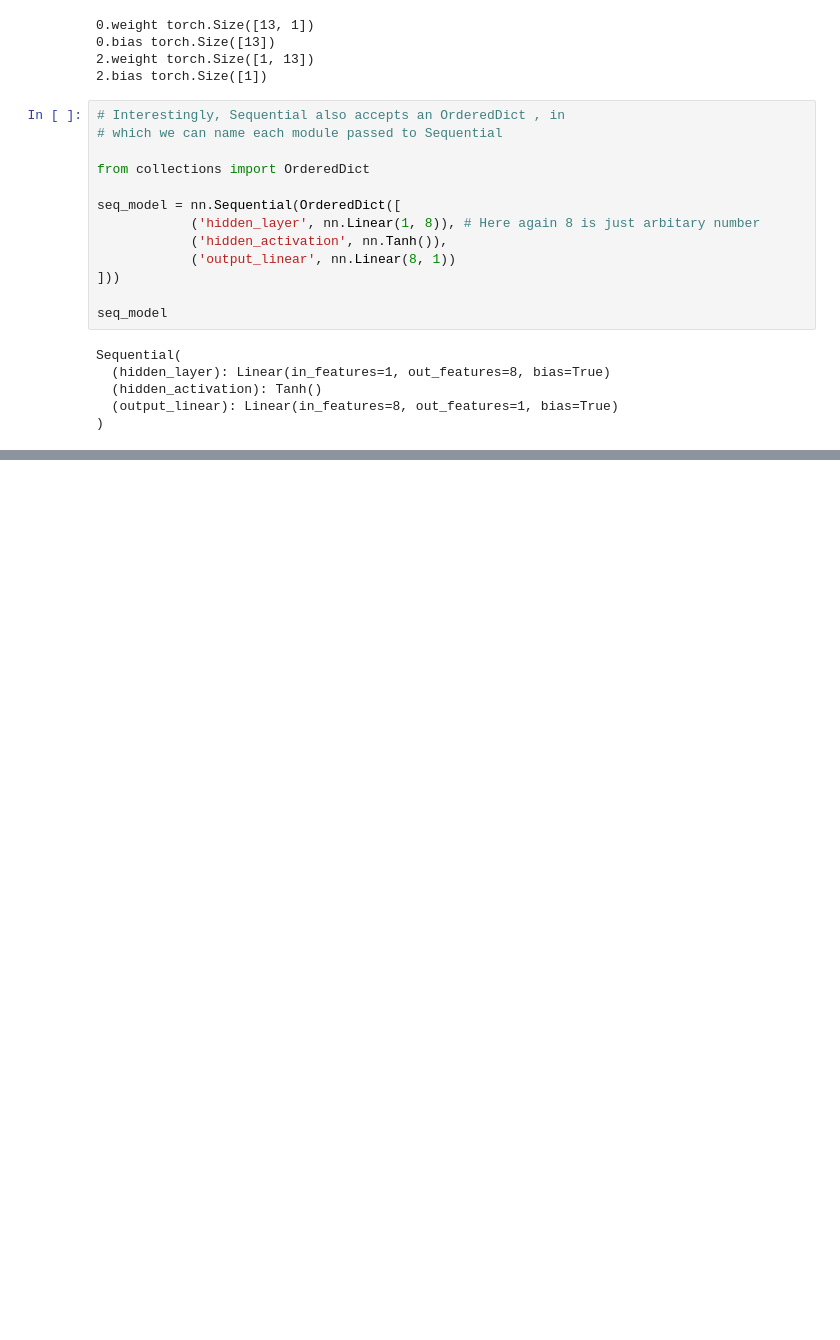
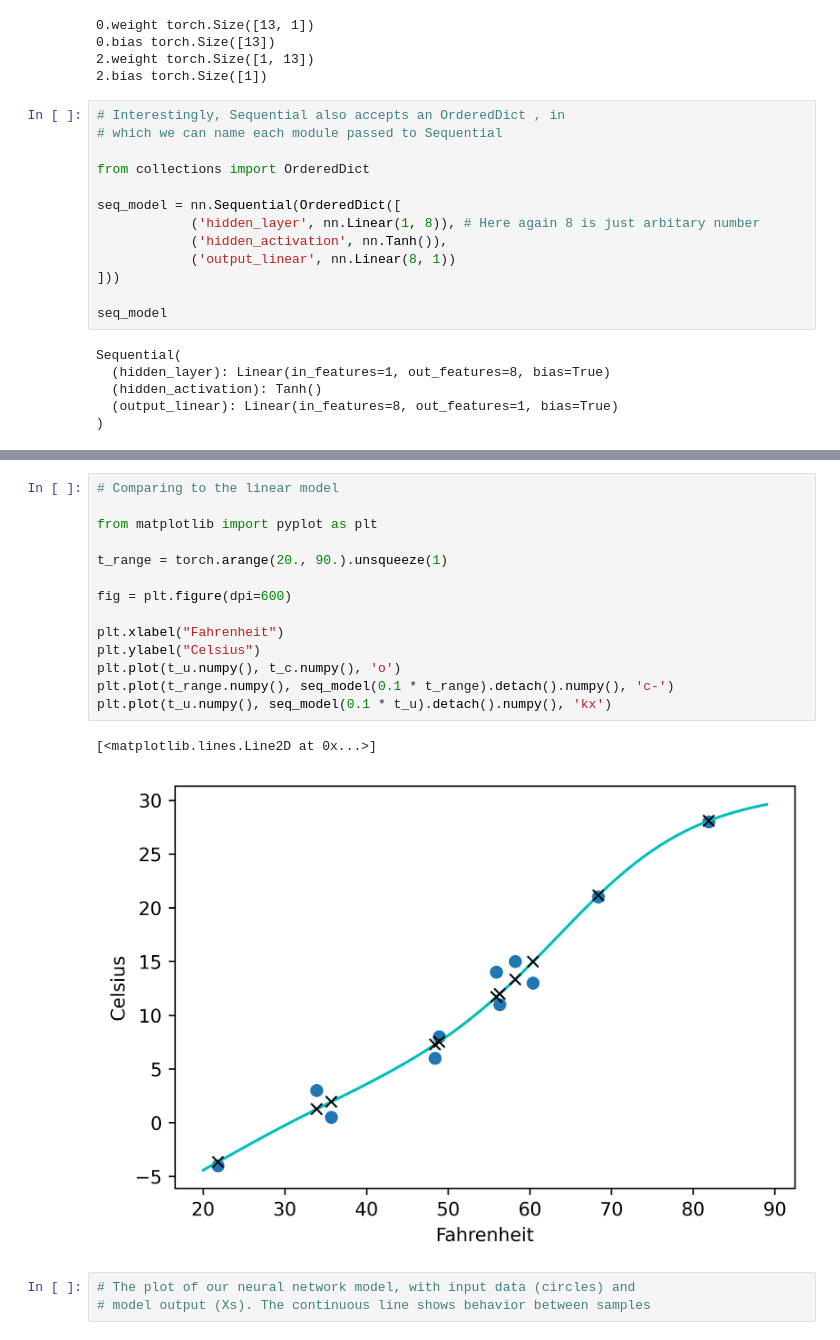
Before and after one commit to srujaan/DL-with-PyTorch, a Jupyter notebook: UsingTorchNNmodule.ipynb, the cells around one changed output, grey strips where cells are left out. Saved outputs shown, nothing was run; the diff lists cells and outputs as text; blank space fills up the shorter version.

Commit message:
Plot the graph

```diff
--- a/UsingTorchNNmodule.ipynb
+++ b/UsingTorchNNmodule.ipynb
@@ -166,0 +218,20 @@ Sequential(
+# %%
+# Comparing to the linear model
+
+from matplotlib import pyplot as plt
+
+t_range = torch.arange(20., 90.).unsqueeze(1)
+
+fig = plt.figure(dpi=600)
+
+plt.xlabel("Fahrenheit")
+plt.ylabel("Celsius")
+plt.plot(t_u.numpy(), t_c.numpy(), 'o')
+plt.plot(t_range.numpy(), seq_model(0.1 * t_range).detach().numpy(), 'c-')
+plt.plot(t_u.numpy(), seq_model(0.1 * t_u).detach().numpy(), 'kx')
+# %% [output]
+[<matplotlib.lines.Line2D at 0x...>]
+[figure, added]
+# %%
+# The plot of our neural network model, with input data (circles) and
+# model output (Xs). The continuous line shows behavior between samples
```
Also changed, not shown: parts of 4 cells of this notebook.
